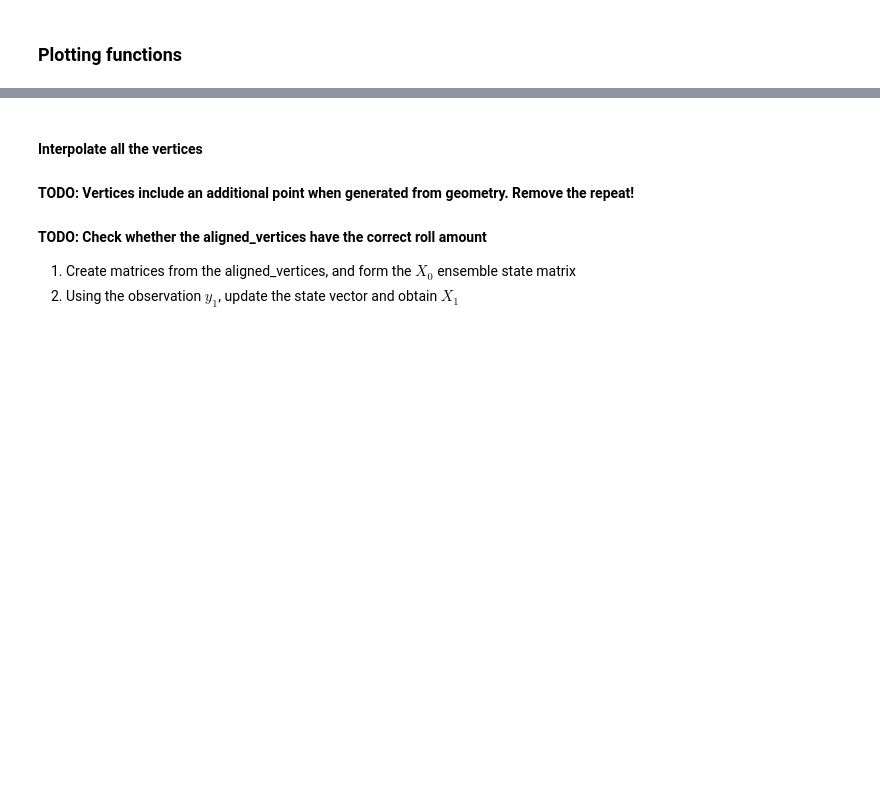
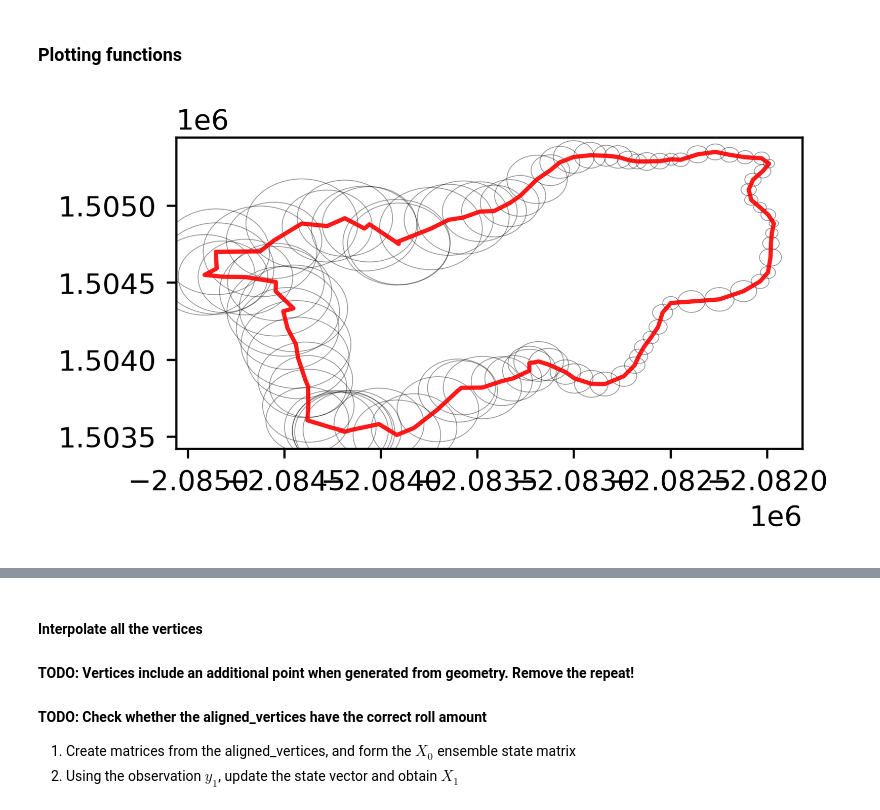
Before and after one commit to tolgacaglar/farsite-devAPI, a Jupyter notebook: src/Ensemble Kalman Filter Workflow.ipynb, the cells around one changed output, grey strips where cells are left out. Cells and saved outputs as stored; diff of their text form; code cells hidden in the pictures; blank space fills up the shorter version.

Commit message:
adding plot functions for a single geometry and the ensemble matrix with sample std of radius

```diff
--- a/src/Ensemble Kalman Filter Workflow.ipynb
+++ b/src/Ensemble Kalman Filter Workflow.ipynb
@@ -316,6 +316,45 @@ def compare_matrices(X, colors='rgbcmy', showvertex = 0, ax=None):
     # ax.set_xlim(-2.087e6, -2.081e6)
 
     return ax
+
+def plot_geometry(geom, ax, **kwargs):
+    if isinstance(geom, MultiPolygon):
+        for g in geom.geoms:
+            x,y = g.exterior.coords.xy
+            ax.plot(x,y, **kwargs)
+    else:
+        x,y = geom.exterior.coords.xy
+        ax.plot(x,y, **kwargs)
+
+def plot_matrix(X, ax, **kwargs):
+    vcounts = X.shape[0]//2
+
+    color = (1,0,0,0.9)
+    if 'color' in kwargs:
+        color = kwargs['color']
+
+    X_std = np.std(X, axis=1)
+    X_mean = np.mean(X, axis=1)
+
+    # Calculate standard deviation of the generated coordinates
+    x0, y0 = X_mean[::2], X_mean[1::2]
+    radstd = np.zeros_like(x0)
+
+    for vix in range(vcounts):
+        x,y = X[2*vix,:], X[2*vix+1,:]
+        radius = np.sqrt((x-x0[vix])**2 +(y-y0[vix])**2)
+        radstd[vix] = np.std(radius)
+
+    ax.plot(X_mean[::2], X_mean[1::2], color=color)
+
+    for vix in range(vcounts):
+        circle = plt.Circle((x0[vix], y0[vix]), radius=radstd[vix], fill=False, edgecolor=(0,0,0,0.4), lw=0.3)
+        ax.add_artist(circle)
+# %%
+fig, ax = plt.subplots(1,1, figsize=(4,2), dpi=400)
+plot_matrix(X, ax)
+# %% [output]
+[figure, added]
 # %%
 class EnKF:
     # Initialize with the first observation
```
Also changed, not shown: parts of 9 cells of this notebook.
